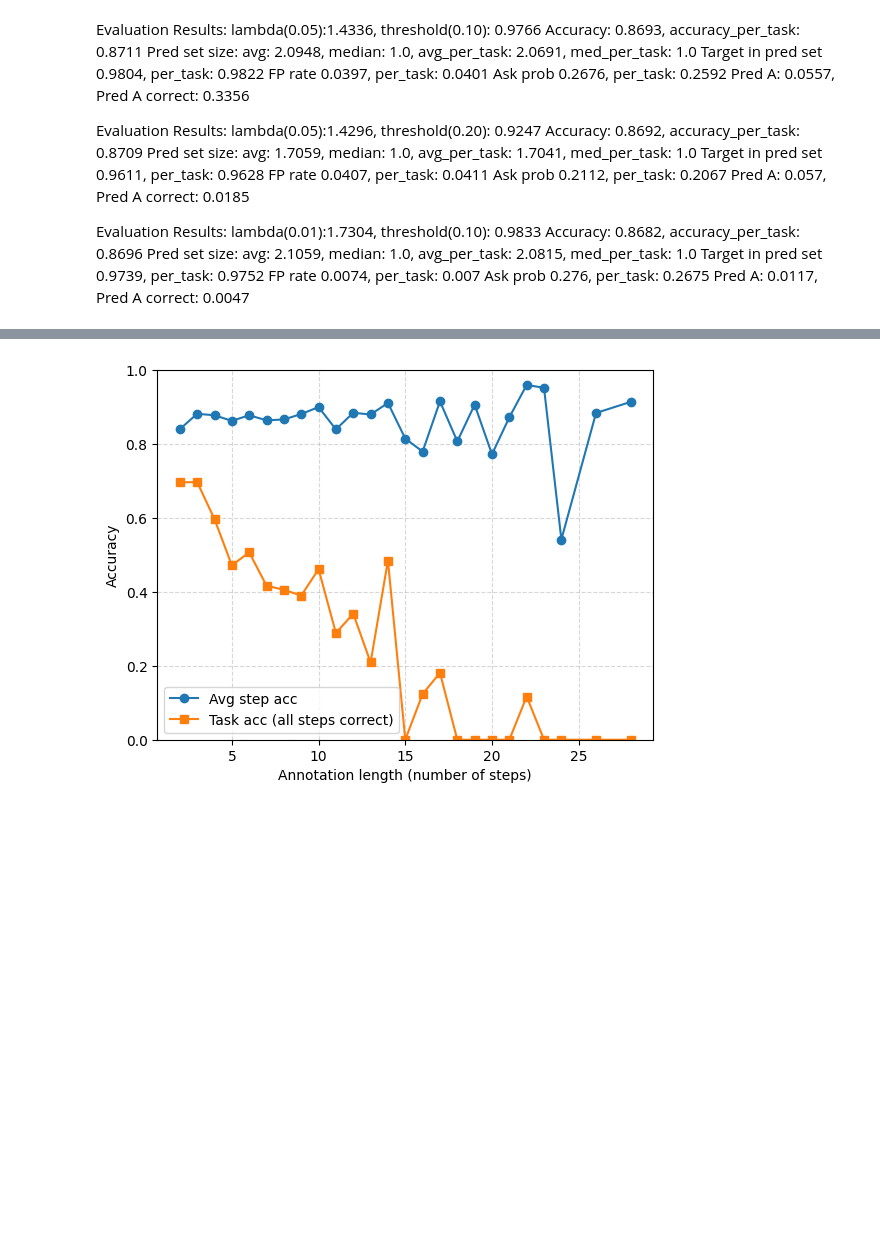
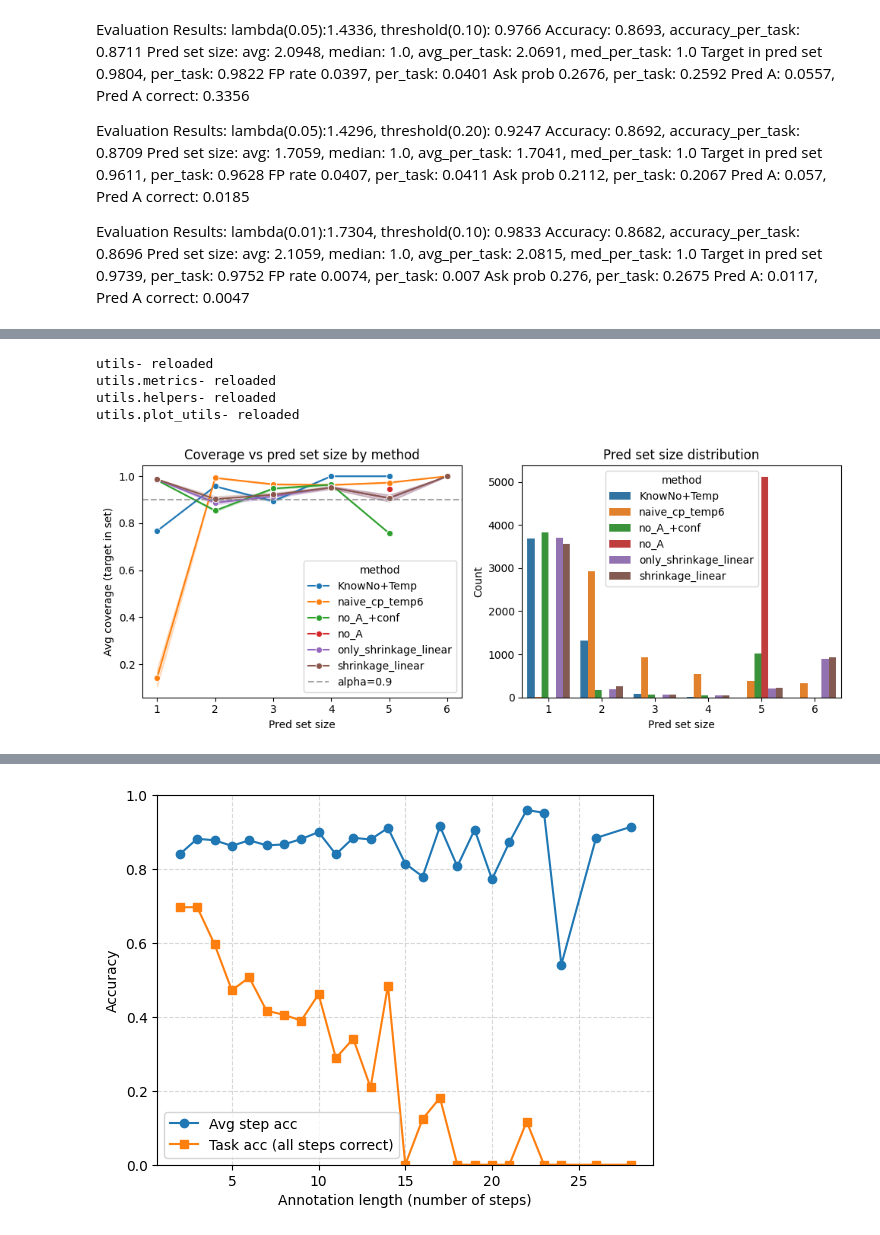
Before and after one commit to amitxy/Robots-That-Ask-For-Help-Over-The-Horizon, a Jupyter notebook: research.ipynb, the cells around one changed output, grey strips where cells are left out. Saved outputs shown, nothing was run; the diff lists cells and outputs as text; code cells hidden in the pictures; blank space fills up the shorter version.

```diff
--- a/research.ipynb
+++ b/research.ipynb
@@ -70,10 +70,11 @@ for split, ds in ds_dict.items():
 mind2web.dataloader- reloaded
 # %%
 data_df = pd.read_pickle("data_set_all.pkl")
-cal_df = pd.read_pickle("cal_df_rnd.pkl")
-cal_df = utils.helpers.add_eval_columns(cal_df)
 data_df = utils.helpers.add_eval_columns(data_df)
+# cal_df = pd.read_pickle("cal_df_rnd.pkl")
+# cal_df = utils.helpers.add_eval_columns(cal_df)
 
-cal_action_ids = cal_df['action_uid'].unique()
-test_df = data_df[~data_df['action_uid'].isin(cal_action_ids)].reset_index(drop=True)
-test_df.head()
+
+# cal_action_ids = cal_df['action_uid'].unique()
+# test_df = data_df[~data_df['action_uid'].isin(cal_action_ids)].reset_index(drop=True)
+# test_df.head()
@@ -305,2 +459,12 @@ Index(['relative_idx', 'annotation_id', 'action_uid', 'output_text',
+# %%
+utils.reload('utils', 'utils.metrics', 'utils.helpers', 'utils.plot_utils')
+# utils.plot.a_in_pred_set(df_all)
+utils.plot.coverage_vs_set_size(df_all, alpha_line=0.9)
+# %% [output]
+utils- reloaded
+utils.metrics- reloaded
+utils.helpers- reloaded
+utils.plot_utils- reloaded
+[figure, added]
 # %%
 utils.reload('utils', 'utils.metrics', 'utils.helpers', 'utils.plot_utils')
```
Also changed, not shown: parts of 9 cells of this notebook.
